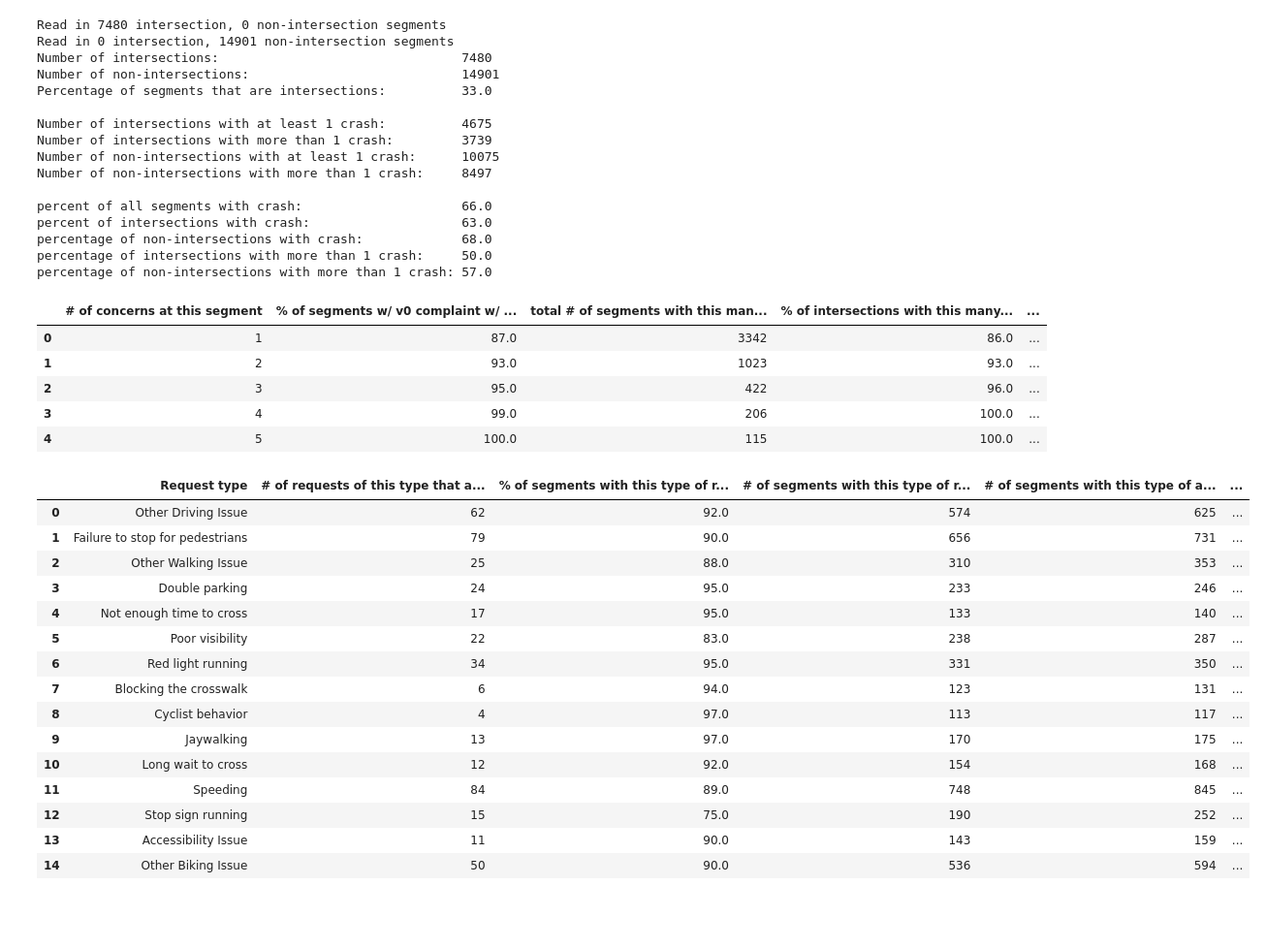
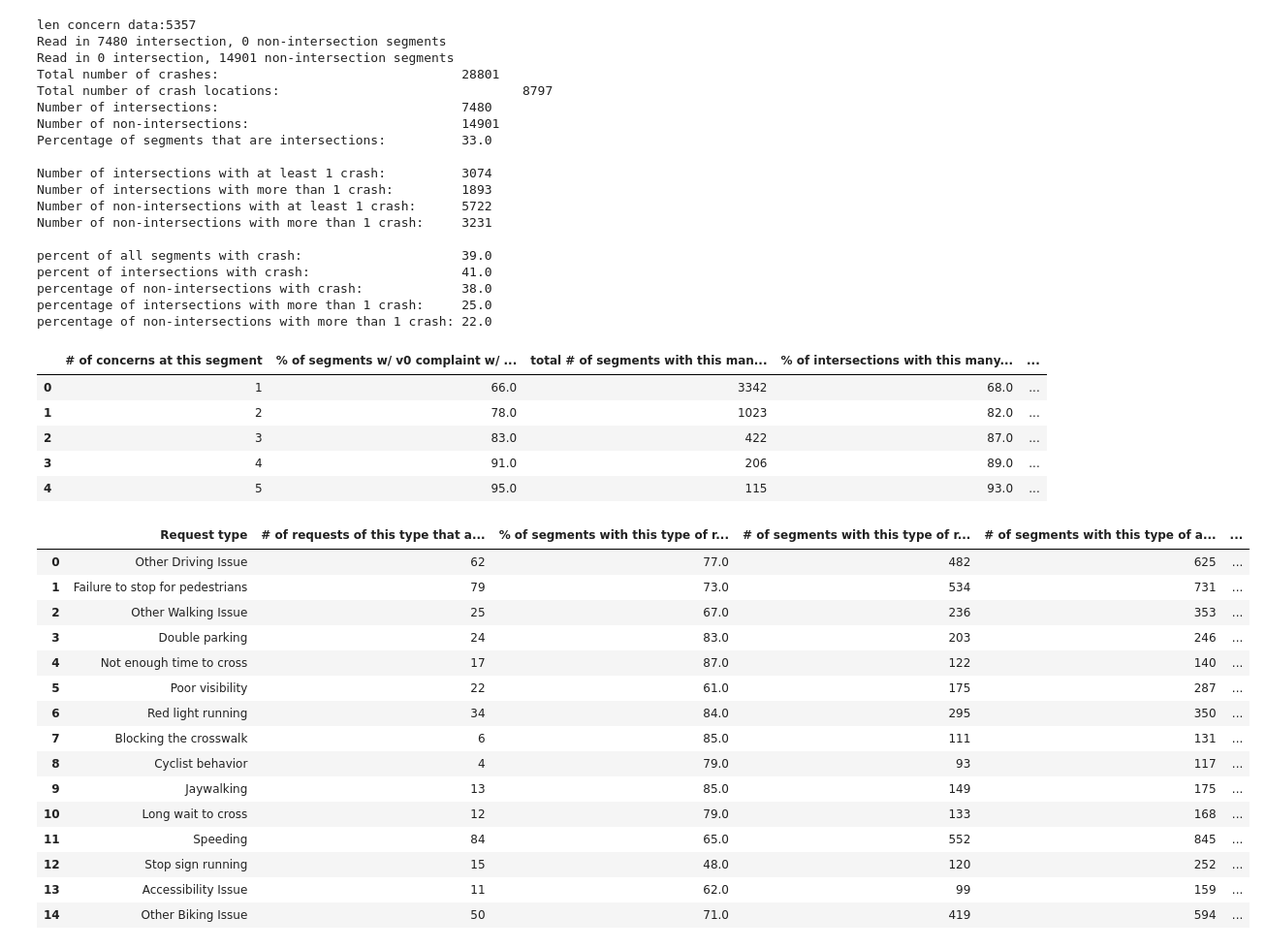
Before and after one commit to insight-lane/crash-model, a Jupyter notebook: notebooks/vision_zero_analysis.ipynb, the cells around one changed output. Shown at 97% size. Cells and saved outputs as stored; diff of their text form; code cells hidden in the pictures; blank space fills up the shorter version.

```diff
--- a/notebooks/vision_zero_analysis.ipynb
+++ b/notebooks/vision_zero_analysis.ipynb
@@ -31,9 +31,9 @@ def summary_crash_rate(crashes, inter_count, non_inter_count):
         'inter_plus': 0,
         'non_inter_plus': 0,
     }
-
+    total_crashes = 0
     for k, v in crashes.iteritems():
-
+        total_crashes += v['count']
         if str(k) == '':
             # Sometimes crashes can't be snapped to a segment, probably due to bad data entry from the crash
             counts['no_match'] += 1
@@ -45,7 +45,8 @@ def summary_crash_rate(crashes, inter_count, non_inter_count):
             if int(v['count']) > 1:
                 counts['non_inter_plus'] += 1
             counts['non_inter'] += 1
-
+    print "Total number of crashes:\t\t\t\t" + str(total_crashes)
+    print "Total number of crash locations:\t\t\t\t" + str(len(crashes))
     print "Number of intersections:\t\t\t\t" + str(inter_count)
     print "Number of non-intersections:\t\t\t\t" + str(non_inter_count)
     print "Percentage of segments that are intersections:\t\t" \
@@ -253,14 +254,16 @@ def concerns_by_type(concerns, concern_data, crashes, category_field='REQUEST_TY
     df.sort_values(by="# of segments with this type of a request total", ascending=0)
     display(df)
 # %%
-def get_analysis_for_city(datadir, category_field='REQUESTTYPE'):
+def get_analysis_for_city(datadir, category_field='REQUESTTYPE', years=None):
 
     DATA_FP = BASE_DIR + '/' + datadir + '/processed/'
     MAP_FP = DATA_FP + 'maps/'
-    crash_data, crashes = util.group_json_by_location(DATA_FP + 'crash_joined.json')
+    crash_data, crashes = util.group_json_by_location(DATA_FP + 'crash_joined.json', years=years, yearfield='CALENDAR_DATE')
 
-    concern_data, concerns = util.group_json_by_location(DATA_FP + 'concern_joined.json',
-                                        otherfields=[category_field])
+    concern_data, concerns = util.group_json_by_location(
+        DATA_FP + 'concern_joined.json',
+        otherfields=[category_field])
+    print 'len concern data:' + str(len(concern_data))
     inters = util.read_segments(MAP_FP, get_non_inter=False)
     non_inters = util.read_segments(MAP_FP, get_inter=False)
     inter_count = len(inters[0])
@@ -313,42 +319,45 @@ percentage of non-intersections with more than 1 crash: 3.0
 # %%
-get_analysis_for_city('osm-dc')
+get_analysis_for_city('osm-dc', years=[2016])
 # %% [output]
+len concern data:5357
 Read in 7480 intersection, 0 non-intersection segments
 Read in 0 intersection, 14901 non-intersection segments
+Total number of crashes:                                28801
+Total number of crash locations:                                8797
 Number of intersections:                                7480
 Number of non-intersections:                            14901
 Percentage of segments that are intersections:          33.0
 
-Number of intersections with at least 1 crash:          4675
-Number of intersections with more than 1 crash:         3739
-Number of non-intersections with at least 1 crash:      10075
-Number of non-intersections with more than 1 crash:     8497
+Number of intersections with at least 1 crash:          3074
+Number of intersections with more than 1 crash:         1893
+Number of non-intersections with at least 1 crash:      5722
+Number of non-intersections with more than 1 crash:     3231
 
-percent of all segments with crash:                     66.0
-percent of intersections with crash:                    63.0
-percentage of non-intersections with crash:             68.0
-percentage of intersections with more than 1 crash:     50.0
-percentage of non-intersections with more than 1 crash: 57.0
+percent of all segments with crash:                     39.0
+percent of intersections with crash:                    41.0
+percentage of non-intersections with crash:             38.0
+percentage of intersections with more than 1 crash:     25.0
+percentage of non-intersections with more than 1 crash: 22.0
 |  | # of concerns at this segment | % of segments w/ v0 complaint w/ ... | total # of segments with this man... | % of intersections with this many... | ... |
-| 0 | 1 | 87.0 | 3342 | 86.0 | ... |
-| 1 | 2 | 93.0 | 1023 | 93.0 | ... |
-| 2 | 3 | 95.0 | 422 | 96.0 | ... |
-| 3 | 4 | 99.0 | 206 | 100.0 | ... |
-| 4 | 5 | 100.0 | 115 | 100.0 | ... |
+| 0 | 1 | 66.0 | 3342 | 68.0 | ... |
+| 1 | 2 | 78.0 | 1023 | 82.0 | ... |
+| 2 | 3 | 83.0 | 422 | 87.0 | ... |
+| 3 | 4 | 91.0 | 206 | 89.0 | ... |
+| 4 | 5 | 95.0 | 115 | 93.0 | ... |
 |  | Request type | # of requests of this type that a... | % of segments with this type of r... | # of segments with this type of r... | # of segments with this type of a... | ... |
-| 0 | Other Driving Issue | 62 | 92.0 | 574 | 625 | ... |
-| 1 | Failure to stop for pedestrians | 79 | 90.0 | 656 | 731 | ... |
-| 2 | Other Walking Issue | 25 | 88.0 | 310 | 353 | ... |
-| 3 | Double parking | 24 | 95.0 | 233 | 246 | ... |
-| 4 | Not enough time to cross | 17 | 95.0 | 133 | 140 | ... |
-| 5 | Poor visibility | 22 | 83.0 | 238 | 287 | ... |
-| 6 | Red light running | 34 | 95.0 | 331 | 350 | ... |
-| 7 | Blocking the crosswalk | 6 | 94.0 | 123 | 131 | ... |
-| 8 | Cyclist behavior | 4 | 97.0 | 113 | 117 | ... |
-| 9 | Jaywalking | 13 | 97.0 | 170 | 175 | ... |
-| 10 | Long wait to cross | 12 | 92.0 | 154 | 168 | ... |
-| 11 | Speeding | 84 | 89.0 | 748 | 845 | ... |
-| 12 | Stop sign running | 15 | 75.0 | 190 | 252 | ... |
-| 13 | Accessibility Issue | 11 | 90.0 | 143 | 159 | ... |
-| 14 | Other Biking Issue | 50 | 90.0 | 536 | 594 | ... |
+| 0 | Other Driving Issue | 62 | 77.0 | 482 | 625 | ... |
+| 1 | Failure to stop for pedestrians | 79 | 73.0 | 534 | 731 | ... |
+| 2 | Other Walking Issue | 25 | 67.0 | 236 | 353 | ... |
+| 3 | Double parking | 24 | 83.0 | 203 | 246 | ... |
+| 4 | Not enough time to cross | 17 | 87.0 | 122 | 140 | ... |
+| 5 | Poor visibility | 22 | 61.0 | 175 | 287 | ... |
+| 6 | Red light running | 34 | 84.0 | 295 | 350 | ... |
+| 7 | Blocking the crosswalk | 6 | 85.0 | 111 | 131 | ... |
+| 8 | Cyclist behavior | 4 | 79.0 | 93 | 117 | ... |
+| 9 | Jaywalking | 13 | 85.0 | 149 | 175 | ... |
+| 10 | Long wait to cross | 12 | 79.0 | 133 | 168 | ... |
+| 11 | Speeding | 84 | 65.0 | 552 | 845 | ... |
+| 12 | Stop sign running | 15 | 48.0 | 120 | 252 | ... |
+| 13 | Accessibility Issue | 11 | 62.0 | 99 | 159 | ... |
+| 14 | Other Biking Issue | 50 | 71.0 | 419 | 594 | ... |
 # %%
```
Also changed, not shown: parts of 2 cells of this notebook, 1 other file.
